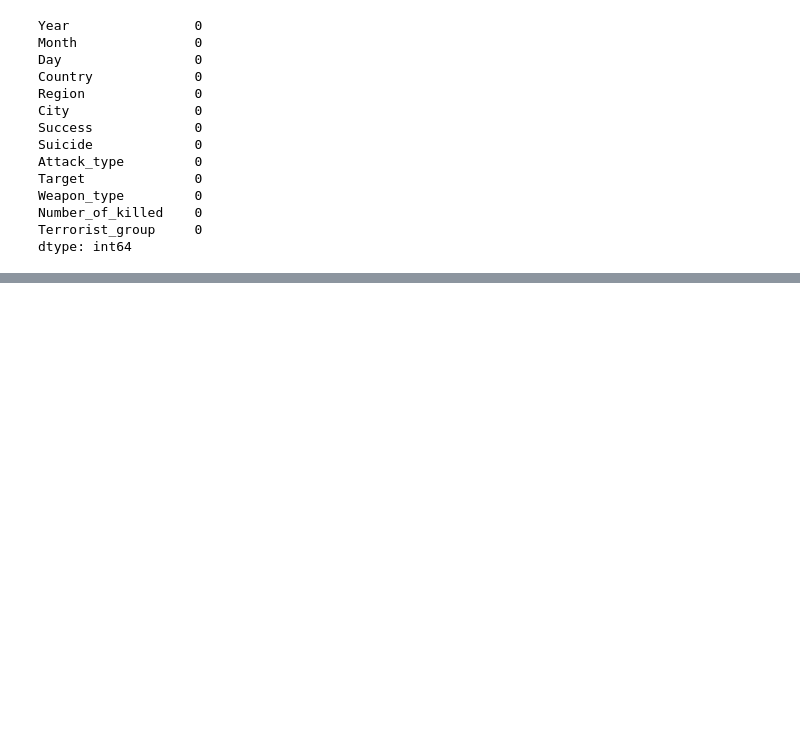
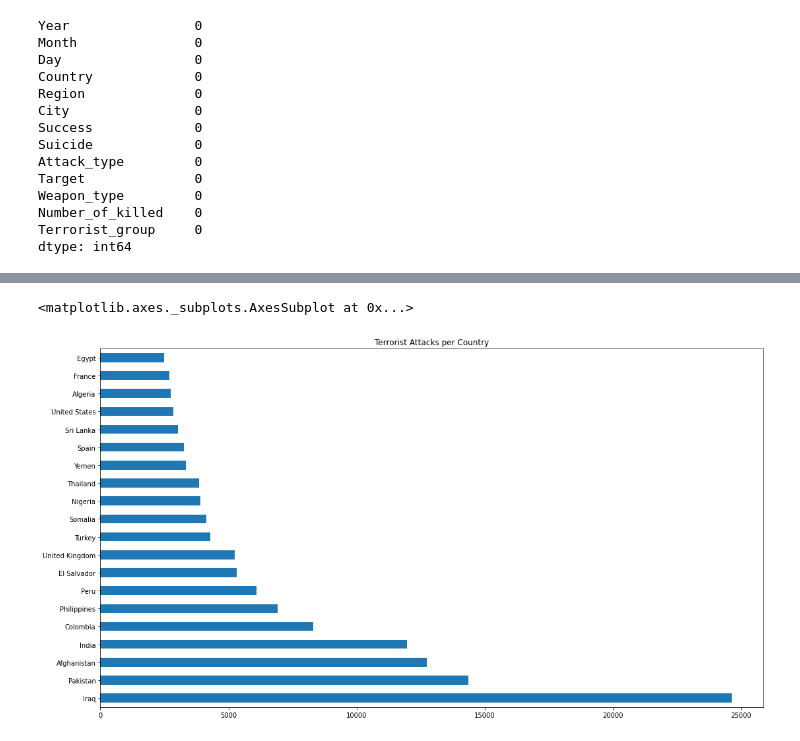
Before and after one commit to ghanalk1/Global-Terrorism-Analysis---EDA, a Jupyter notebook: Global_Terrorism_Analysis_Capstone_Project.ipynb, the cells around one changed output, grey strips where cells are left out. Drawn from its saved outputs; the diff is of its cells as text; code cells hidden in the pictures; blank space fills up the shorter version.

```diff
--- a/Global_Terrorism_Analysis_Capstone_Project.ipynb
+++ b/Global_Terrorism_Analysis_Capstone_Project.ipynb
@@ -220,0 +257,6 @@ dtype: int64
+# %%
+# Terrorist attacks country wise
+df['Country'].value_counts()[:20].plot(kind='barh', figsize=[18,10], title='Terrorist Attacks per Country')
+# %% [output]
+<matplotlib.axes._subplots.AxesSubplot at 0x...>
+[figure, added]
```
Also changed, not shown: parts of 12 cells of this notebook.
